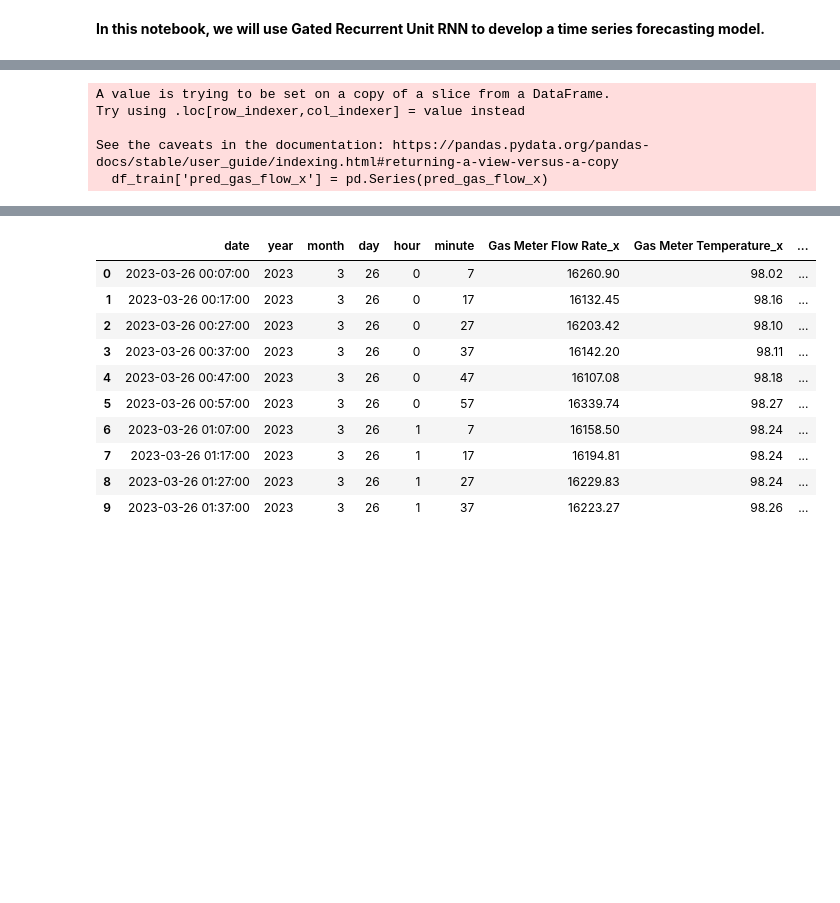
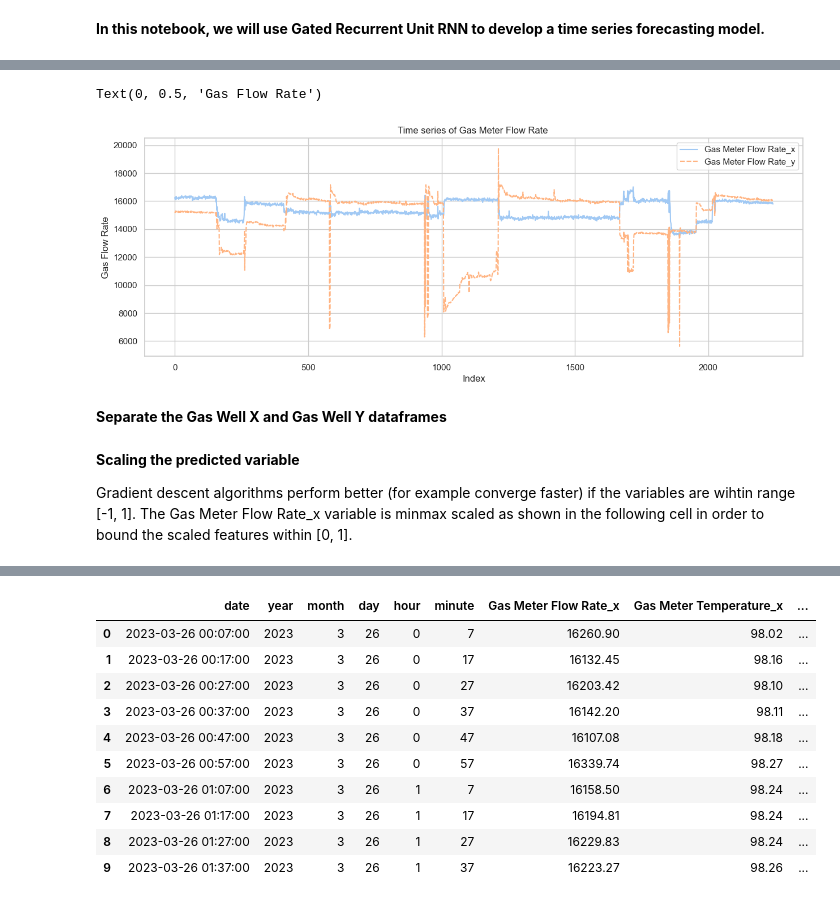
Before and after one commit to MonuSingh16/assessment-takehome, a Jupyter notebook: takehome-sotaog/notebooks/RNN-forecasting-sotaog.ipynb, the cells around one changed output, grey strips where cells are left out. Cells and saved outputs as stored; diff of their text form; code cells hidden in the pictures; blank space fills up the shorter version.

```diff
--- a/takehome-sotaog/notebooks/RNN-forecasting-sotaog.ipynb
+++ b/takehome-sotaog/notebooks/RNN-forecasting-sotaog.ipynb
@@ -324,8 +47,11 @@ Text(0.5, 0, 'Index')
-# %%
-df_train['pred_gas_flow_x'] = pd.Series(pred_gas_flow_x)
-# %% [output]
-A value is trying to be set on a copy of a slice from a DataFrame.
-Try using .loc[row_indexer,col_indexer] = value instead
-
-See the caveats in the documentation: https://pandas.pydata.org/pandas-docs/stable/user_guide/indexing.html#returning-a-view-versus-a-copy
-  df_train['pred_gas_flow_x'] = pd.Series(pred_gas_flow_x)
+# %%
+plt.figure(figsize=(15, 5))
+g = sns.lineplot(gas_well_df[['Gas Meter Flow Rate_x', 'Gas Meter Flow Rate_y']])
+g.set_title('Time series of Gas Meter Flow Rate ')
+g.set_xlabel('Index')
+g.set_ylabel('Gas Flow Rate')
+# %% [output]
+Text(0, 0.5, 'Gas Flow Rate')
+[figure, added]
+# %% [markdown]
+**Separate the Gas Well X and Gas Well Y dataframes**
@@ -331,0 +76,4 @@ See the caveats in the documentation: https://pandas.pydata.org/pandas-docs/stab
+# %% [markdown]
+**Scaling the predicted variable**
+
+Gradient descent algorithms perform better (for example converge faster) if the variables are wihtin range [-1, 1]. The Gas Meter Flow Rate_x variable is minmax scaled as shown in the following cell in order to bound the scaled features within [0, 1].
```
Also changed, not shown: parts of 62 cells of this notebook, 19 other files.
